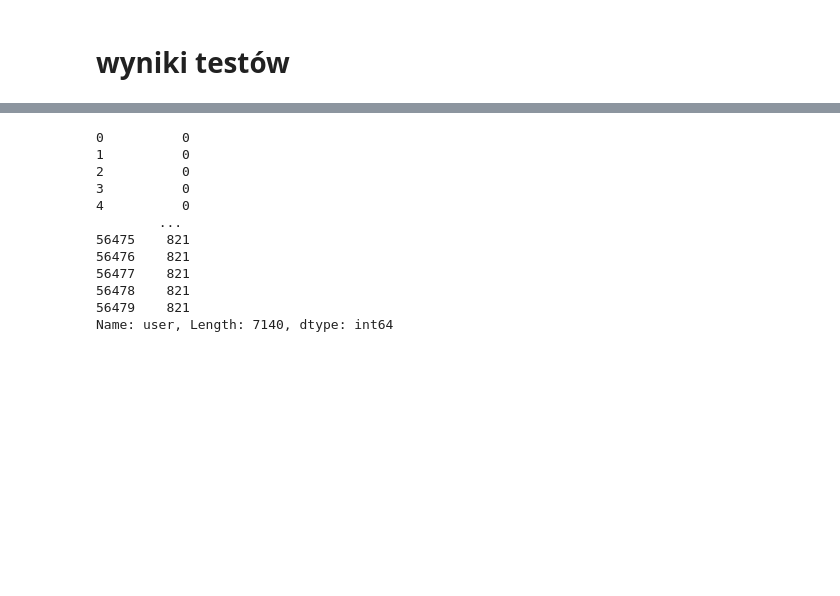
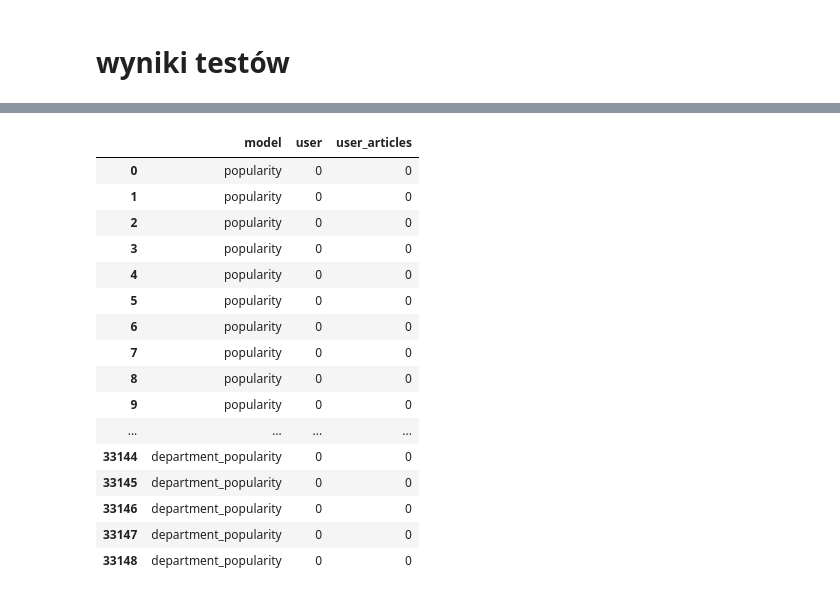
Before and after one commit to amakarewicz/RecommenderSystem, a Jupyter notebook: Piotr/model/test_model/plots_n_data.ipynb, the cells around one changed output, grey strips where cells are left out. Drawn from its saved outputs; the diff is of its cells as text; code cells hidden in the pictures; blank space fills up the shorter version.

```diff
--- a/Piotr/model/test_model/plots_n_data.ipynb
+++ b/Piotr/model/test_model/plots_n_data.ipynb
@@ -11,15 +20,20 @@ results = get_db(r'C:\Users\a814811\OneDrive - Atos\RecommenderSystem\Piotr\mode
 # %%
-results[results['user_articles']<1].groupby(['user']).count()
+results[results['user_articles']<1][['model','user','user_articles']]
 # %% [output]
-0          0
-1          0
-2          0
-3          0
-4          0
-        ...
-56475    821
-56476    821
-56477    821
-56478    821
-56479    821
-Name: user, Length: 7140, dtype: int64
+|  | model | user | user_articles |
+| 0 | popularity | 0 | 0 |
+| 1 | popularity | 0 | 0 |
+| 2 | popularity | 0 | 0 |
+| 3 | popularity | 0 | 0 |
+| 4 | popularity | 0 | 0 |
+| 5 | popularity | 0 | 0 |
+| 6 | popularity | 0 | 0 |
+| 7 | popularity | 0 | 0 |
+| 8 | popularity | 0 | 0 |
+| 9 | popularity | 0 | 0 |
+| ... | ... | ... | ... |
+| 33144 | department_popularity | 0 | 0 |
+| 33145 | department_popularity | 0 | 0 |
+| 33146 | department_popularity | 0 | 0 |
+| 33147 | department_popularity | 0 | 0 |
+| 33148 | department_popularity | 0 | 0 |
```
Also changed, not shown: parts of 6 cells of this notebook, 2 other files.
